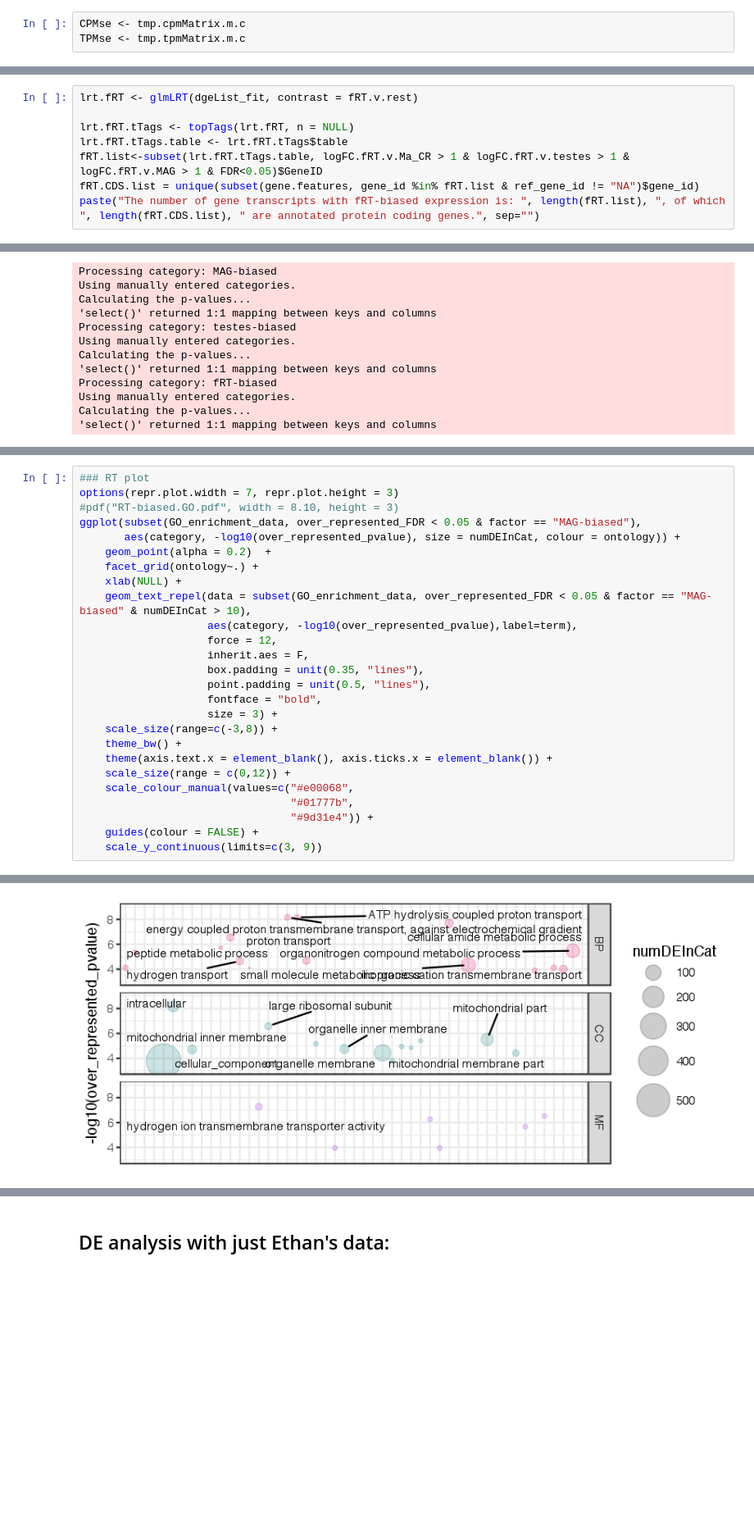
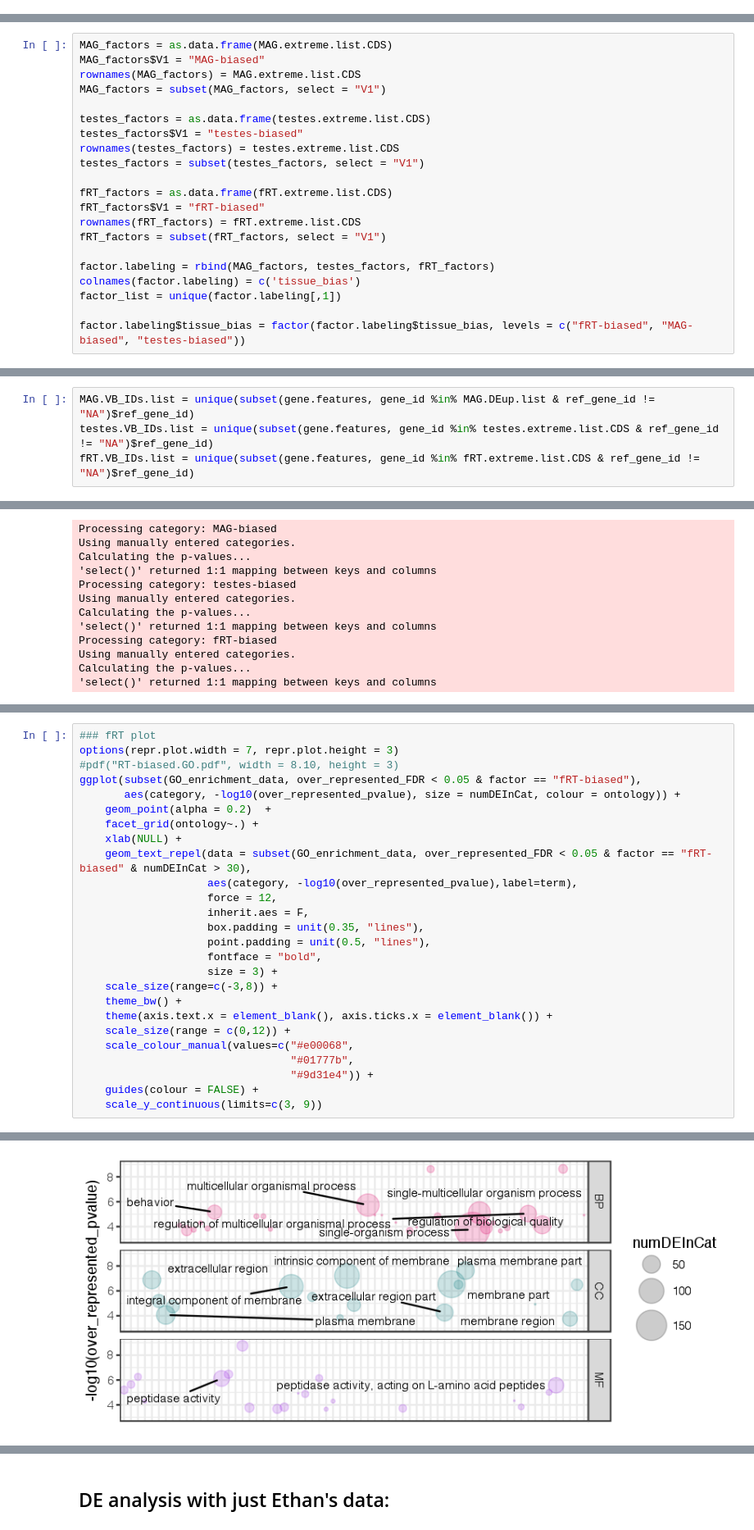
Before and after one commit to YazBraimah/Aegypti.ejaculatomics, a Jupyter notebook: VB.data/DE.analysis.ipynb, the cells around one changed output, grey strips where cells are left out. Shown at 82% size. Cells and saved outputs as stored; diff of their text form; blank space fills up the shorter version.

```diff
--- a/VB.data/DE.analysis.ipynb
+++ b/VB.data/DE.analysis.ipynb
@@ -193,4 +305 @@ tmp.tpmMatrix.m.c = read.table(file = "expression_data/tmp.tpmMatrix.m.c.txt", h
-# %%
-CPMse <- tmp.cpmMatrix.m.c
-TPMse <- tmp.tpmMatrix.m.c
 # %% [markdown]
@@ -352,8 +432,0 @@ paste("The number of gene transcripts with MAG-biased expression is: ", length(M
-# %%
-lrt.fRT <- glmLRT(dgeList_fit, contrast = fRT.v.rest)
-
-lrt.fRT.tTags <- topTags(lrt.fRT, n = NULL)
-lrt.fRT.tTags.table <- lrt.fRT.tTags$table
-fRT.list<-subset(lrt.fRT.tTags.table, logFC.fRT.v.Ma_CR > 1 & logFC.fRT.v.testes > 1 & logFC.fRT.v.MAG > 1 & FDR<0.05)$GeneID
-fRT.CDS.list = unique(subset(gene.features, gene_id %in% fRT.list & ref_gene_id != "NA")$gene_id)
-paste("The number of gene transcripts with fRT-biased expression is: ", length(fRT.list), ", of which ", length(fRT.CDS.list), " are annotated protein coding genes.", sep="")
@@ -426,0 +635,21 @@ heatmap_data[heatmap_data > 1] = 1
+# %%
+MAG_factors = as.data.frame(MAG.extreme.list.CDS)
+MAG_factors$V1 = "MAG-biased"
+rownames(MAG_factors) = MAG.extreme.list.CDS
+MAG_factors = subset(MAG_factors, select = "V1")
+
+testes_factors = as.data.frame(testes.extreme.list.CDS)
+testes_factors$V1 = "testes-biased"
+rownames(testes_factors) = testes.extreme.list.CDS
+testes_factors = subset(testes_factors, select = "V1")
+
+fRT_factors = as.data.frame(fRT.extreme.list.CDS)
+fRT_factors$V1 = "fRT-biased"
+rownames(fRT_factors) = fRT.extreme.list.CDS
+fRT_factors = subset(fRT_factors, select = "V1")
+
+factor.labeling = rbind(MAG_factors, testes_factors, fRT_factors)
+colnames(factor.labeling) = c('tissue_bias')
+factor_list = unique(factor.labeling[,1])
+
+factor.labeling$tissue_bias = factor(factor.labeling$tissue_bias, levels = c("fRT-biased", "MAG-biased", "testes-biased"))
@@ -436,0 +734,4 @@ For GO enrichment analysis, we need to set the gene names to VectorBase IDs:
+# %%
+MAG.VB_IDs.list = unique(subset(gene.features, gene_id %in% MAG.DEup.list & ref_gene_id != "NA")$ref_gene_id)
+testes.VB_IDs.list = unique(subset(gene.features, gene_id %in% testes.extreme.list.CDS & ref_gene_id != "NA")$ref_gene_id)
+fRT.VB_IDs.list = unique(subset(gene.features, gene_id %in% fRT.extreme.list.CDS & ref_gene_id != "NA")$ref_gene_id)
@@ -530,13 +900,13 @@ Calculating the p-values...
 # %%
-### RT plot
+### fRT plot
 options(repr.plot.width = 7, repr.plot.height = 3)
 #pdf("RT-biased.GO.pdf", width = 8.10, height = 3)
-ggplot(subset(GO_enrichment_data, over_represented_FDR < 0.05 & factor == "MAG-biased"),
+ggplot(subset(GO_enrichment_data, over_represented_FDR < 0.05 & factor == "fRT-biased"),
        aes(category, -log10(over_represented_pvalue), size = numDEInCat, colour = ontology)) +
     geom_point(alpha = 0.2)  +
     facet_grid(ontology~.) +
     xlab(NULL) +
-    geom_text_repel(data = subset(GO_enrichment_data, over_represented_FDR < 0.05 & factor == "MAG-biased" & numDEInCat > 10),
+    geom_text_repel(data = subset(GO_enrichment_data, over_represented_FDR < 0.05 & factor == "fRT-biased" & numDEInCat > 30),
                     aes(category, -log10(over_represented_pvalue),label=term),
                     force = 12,
                     inherit.aes = F,
@@ -562 +931 @@ Warning message:
-[figure, old version]
+[figure, new version]
```
Also changed, not shown: parts of 208 cells of this notebook.
